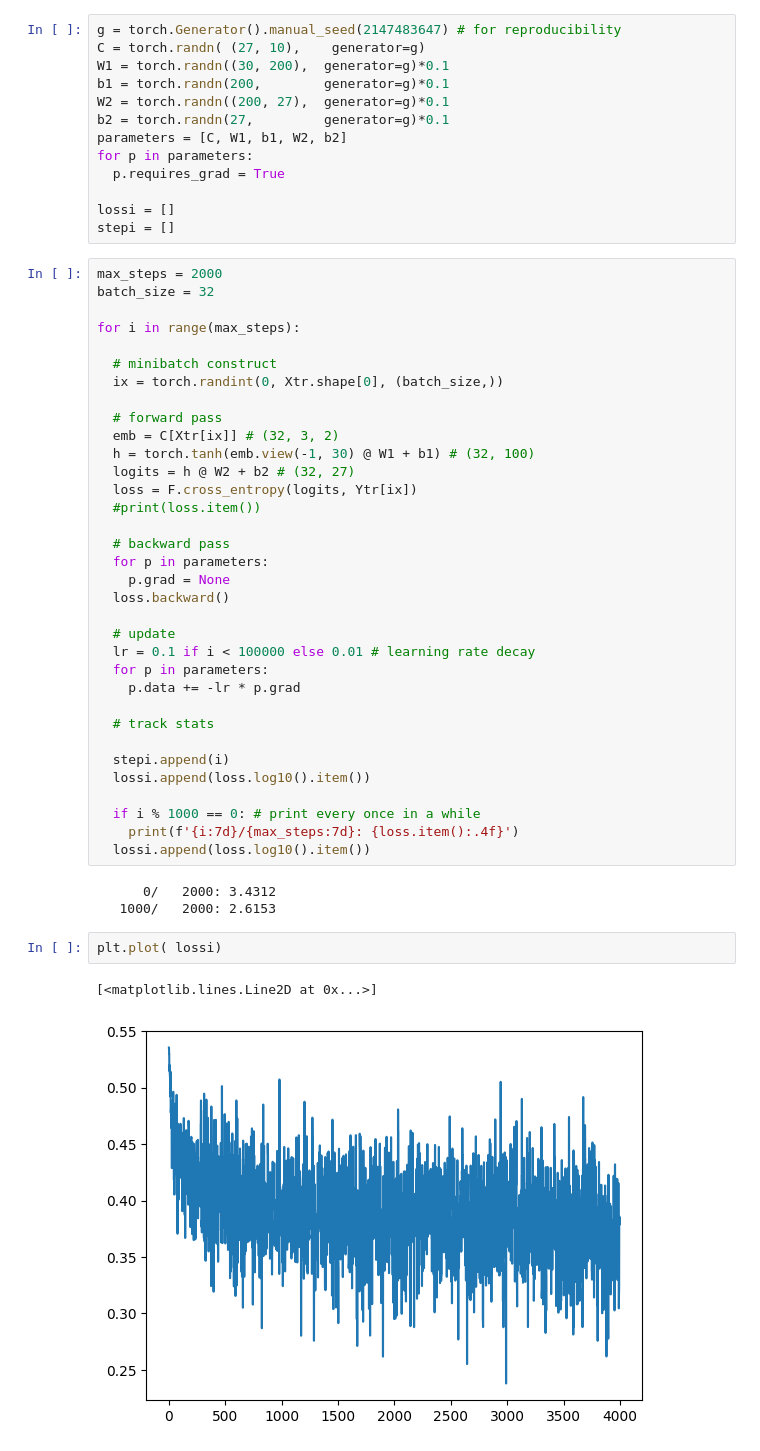
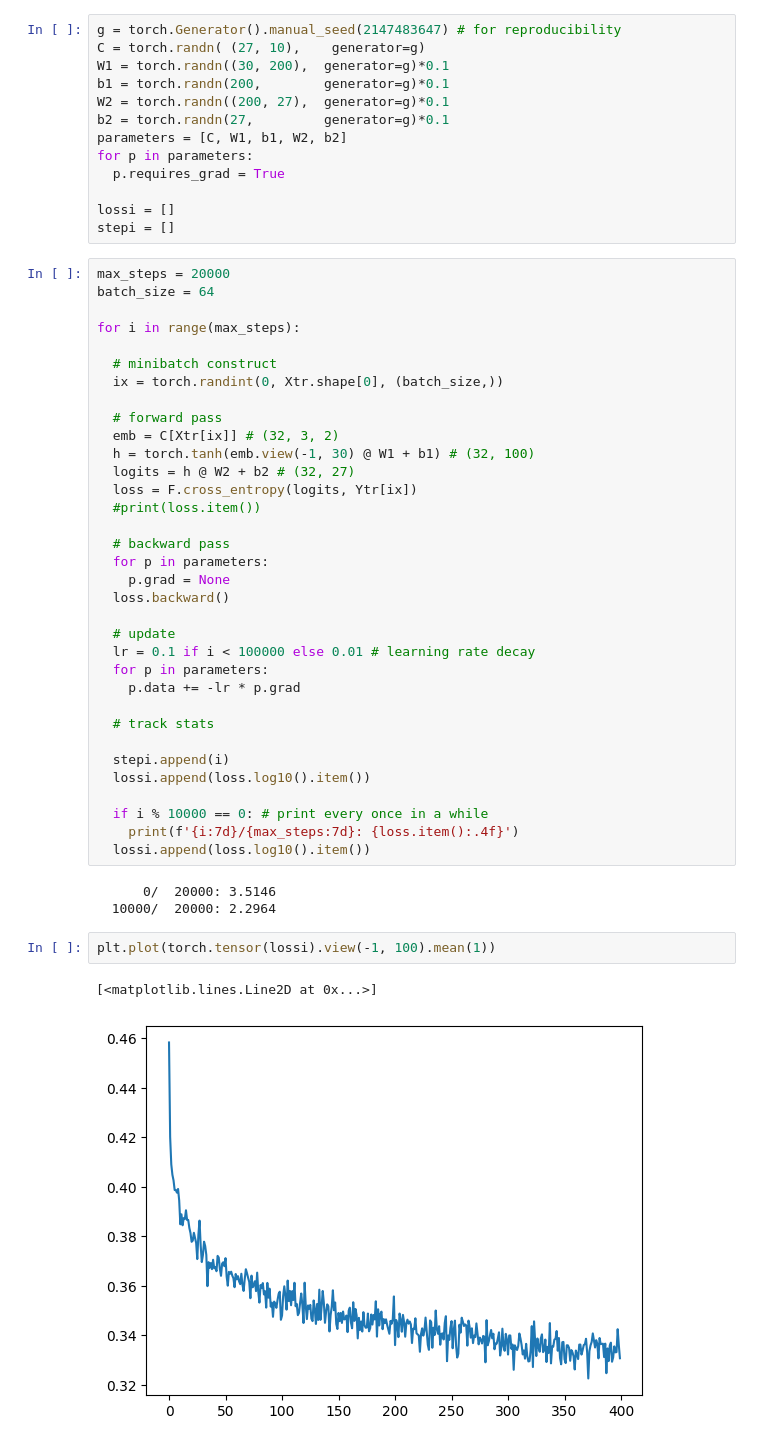
Before and after one commit to VrindavanSanap/makemore, a Jupyter notebook: part2.ipynb, the cells around one changed output. Drawn from its saved outputs; the diff is of its cells as text.

```diff
--- a/part2.ipynb
+++ b/part2.ipynb
@@ -71,8 +73,8 @@ for p in parameters:
 lossi = []
 stepi = []
 # %%
-max_steps = 2000
-batch_size = 32
+max_steps = 20000
+batch_size = 64
 
 for i in range(max_steps):
 
@@ -101,17 +103,17 @@ for i in range(max_steps):
   stepi.append(i)
   lossi.append(loss.log10().item())
 
-  if i % 1000 == 0: # print every once in a while
+  if i % 10000 == 0: # print every once in a while
     print(f'{i:7d}/{max_steps:7d}: {loss.item():.4f}')
   lossi.append(loss.log10().item())
 # %% [output]
-      0/   2000: 3.4312
-   1000/   2000: 2.6153
+      0/  20000: 3.5146
+  10000/  20000: 2.2964
 # %%
-plt.plot( lossi)
+plt.plot(torch.tensor(lossi).view(-1, 100).mean(1))
 # %% [output]
 [<matplotlib.lines.Line2D at 0x...>]
-[figure, old version]
+[figure, new version]
 # %%
 @torch.no_grad()
 def split_loss(split):
```
Also changed, not shown: parts of 5 cells of this notebook, 5 other files.
